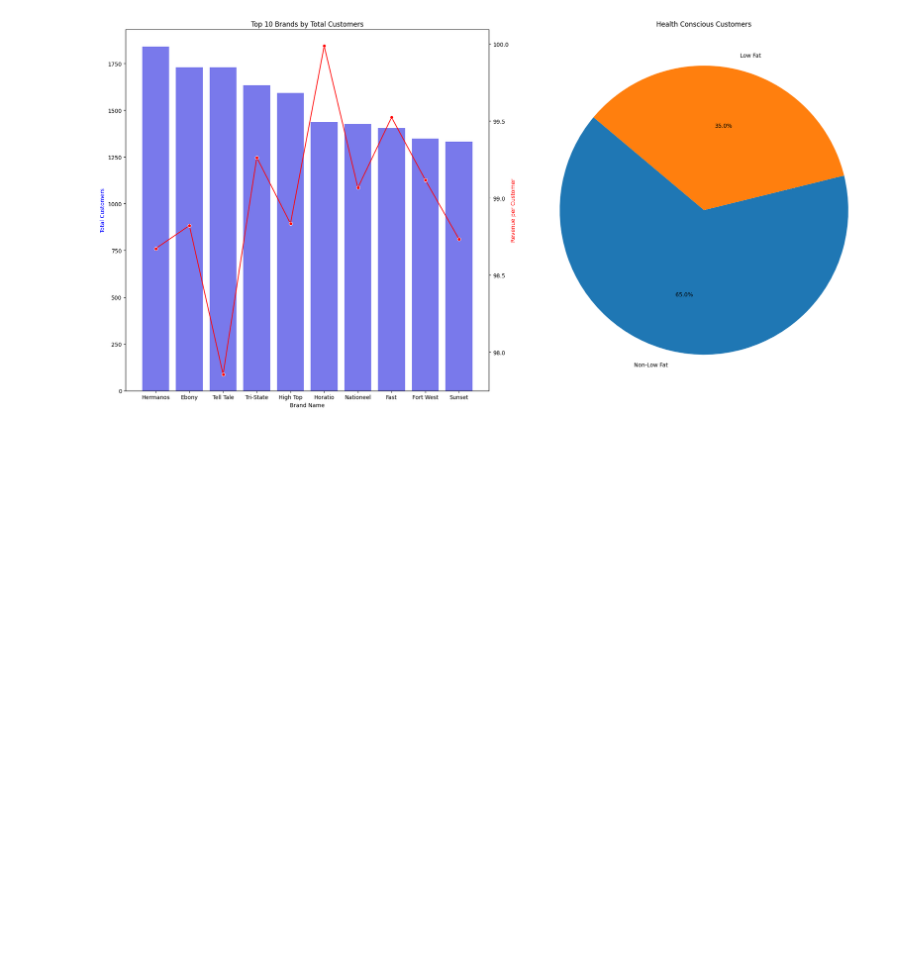
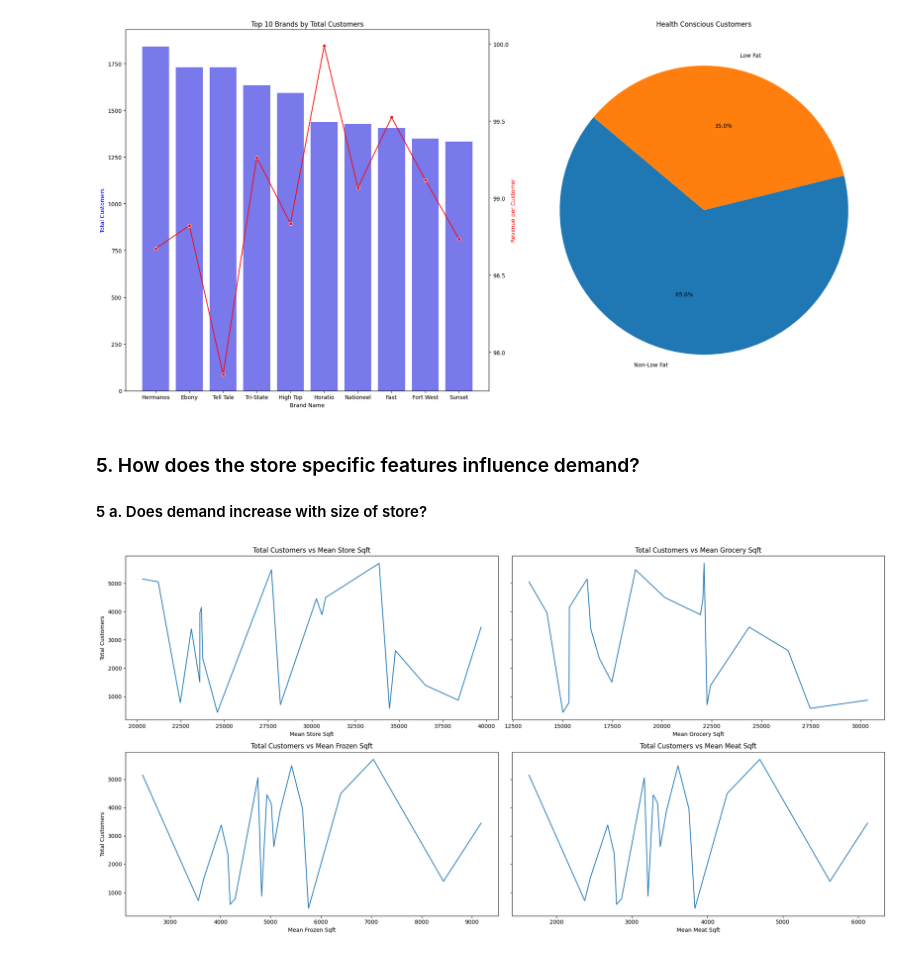
Before and after one commit to BenRoshan100/Customer-AcquisitionCost-Prediction, a Jupyter notebook: campaign_eda.ipynb, the cells around one changed output. Cells and saved outputs as stored; diff of their text form; code cells hidden in the pictures; blank space fills up the shorter version.

```diff
--- a/campaign_eda.ipynb
+++ b/campaign_eda.ipynb
@@ -412,3 +404,51 @@ plt.tight_layout()
 plt.show()
 # %% [output]
 [figure]
+# %% [markdown]
+### 5. How does the store specific features influence demand? <br>
+#### 5 a. Does demand increase with size of store?
+# %%
+store_lambda=(cac_data.drop(columns='avg_cars_at home(approx).1'))
+store_lambda=store_lambda.merge((store_data.assign(store_id=lambda df: np.arange(len(df))).set_index(store_features)
+                                           ),on=store_features,)
+columns_to_drop=['food_category', 'food_department', 'food_family',
+       'store_sales(in millions)', 'store_cost(in millions)',
+       'unit_sales(in millions)', 'promotion_name',
+       'marital_status', 'gender', 'total_children', 'education',
+       'member_card', 'occupation', 'houseowner', 'avg_cars_at home(approx)',
+       'avg. yearly_income', 'num_children_at_home', 'brand_name', 'SRP',
+       'gross_weight', 'net_weight', 'recyclable_package', 'low_fat',
+       'units_per_case','media_type']
+
+store_lambda.drop(columns=columns_to_drop,inplace=True)
+# %%
+store_size_data = store_lambda.groupby(['store_id',]).agg(
+    total_customers=('cost', 'count'),
+    mean_store_sqft=('store_sqft','mean'),
+    mean_grocery_sqft=('grocery_sqft','mean'),
+    mean_frozen_sqft=('frozen_sqft','mean'),
+    mean_meat_sqft=('meat_sqft','mean')
+).reset_index()
+
+store_size_metrics=[
+    'mean_store_sqft','mean_grocery_sqft','mean_frozen_sqft','mean_meat_sqft'
+]
+
+n_rows=2
+n_cols=2
+
+fig,axes=plt.subplots(n_rows,n_cols,figsize=(20,10),sharey=True)
+axes=axes.flatten()
+for i, metric in enumerate(store_size_metrics):
+    sns.lineplot(ax=axes[i],data=store_size_data,x=metric,y='total_customers')
+    axes[i].set_title(f'Total Customers vs {metric.replace("_"," ").title()}')
+    axes[i].set_xlabel(metric.replace("_"," ").title())
+    axes[i].set_ylabel('Total Customers')
+
+for j in range(i+1,len(axes)):
+    fig.delaxes(axes[j])
+
+plt.tight_layout()
+plt.show()
+# %% [output]
+[figure, added]
```
Also changed, not shown: parts of 12 cells of this notebook.
